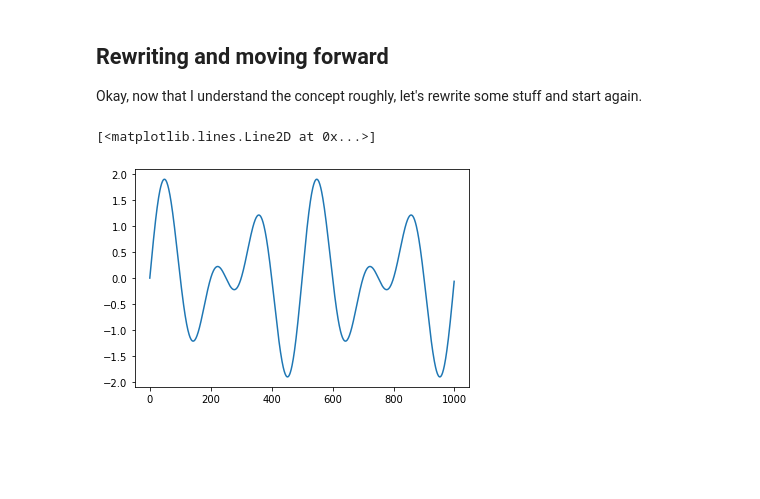
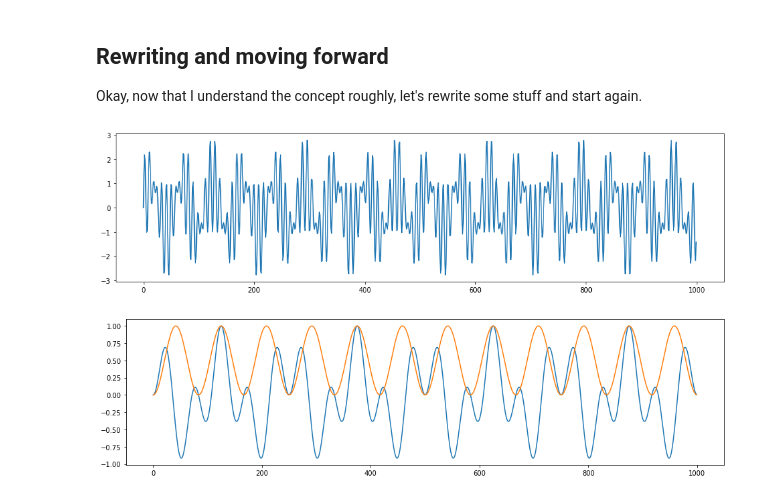
Before and after one commit to pvwoods/elko, a Jupyter notebook: notebooks/ms-stft.ipynb, the cells around one changed output. Saved outputs shown, nothing was run; the diff lists cells and outputs as text; code cells hidden in the pictures; blank space fills up the shorter version.

Commit message:
more charts

```diff
--- a/notebooks/ms-stft.ipynb
+++ b/notebooks/ms-stft.ipynb
@@ -156,20 +156,36 @@ Okay, now that I understand the concept roughly, let's rewrite some stuff and st
 # %%
 def build_signal(hz:float, seconds:float=2., resolution:int=1000):
 
     total_periods =  hz * seconds
     total_rad = math.pi * 2 * total_periods
     step_size = total_rad / resolution
     rad_inc = np.arange(0, total_rad, step_size)
 
-    return np.sin(rad_inc)
+    return np.sin(rad_inc)[:resolution]
 
 def build_complex_signal(freqs:list, seconds:float=2., resolution:int=1000):
     x = np.zeros(resolution)
     for freq in freqs:
-        x = x + build_signal(freq)
+        x = x + build_signal(freq, seconds, resolution)
     return x
 
-plt.plot(build_complex_signal([3, 2]))
+complex_signal = build_complex_signal([3, 21, 17], 6)
+
+plt.figure(figsize=(16,4))
+plt.plot(complex_signal);
 # %% [output]
-[<matplotlib.lines.Line2D at 0x...>]
-[figure, old version]
+[figure, new version]
+# %%
+def get_frequency_resonance(target_signal:np.array, target_hz:float, seconds:float=2, resolution:float=1000):
+    comparative_signal = build_signal(target_hz, seconds, resolution)
+    q_xs = comparative_signal * target_signal
+
+    return q_xs.mean(), q_xs
+
+r0, x0 = get_frequency_resonance(build_signal(7), 3)
+r1, x1 = get_frequency_resonance(build_signal(3), 3)
+plt.figure(figsize=(16,4))
+plt.plot(x0)
+plt.plot(x1);
+# %% [output]
+[figure, added]
```
Also changed, not shown: parts of 4 cells of this notebook.
